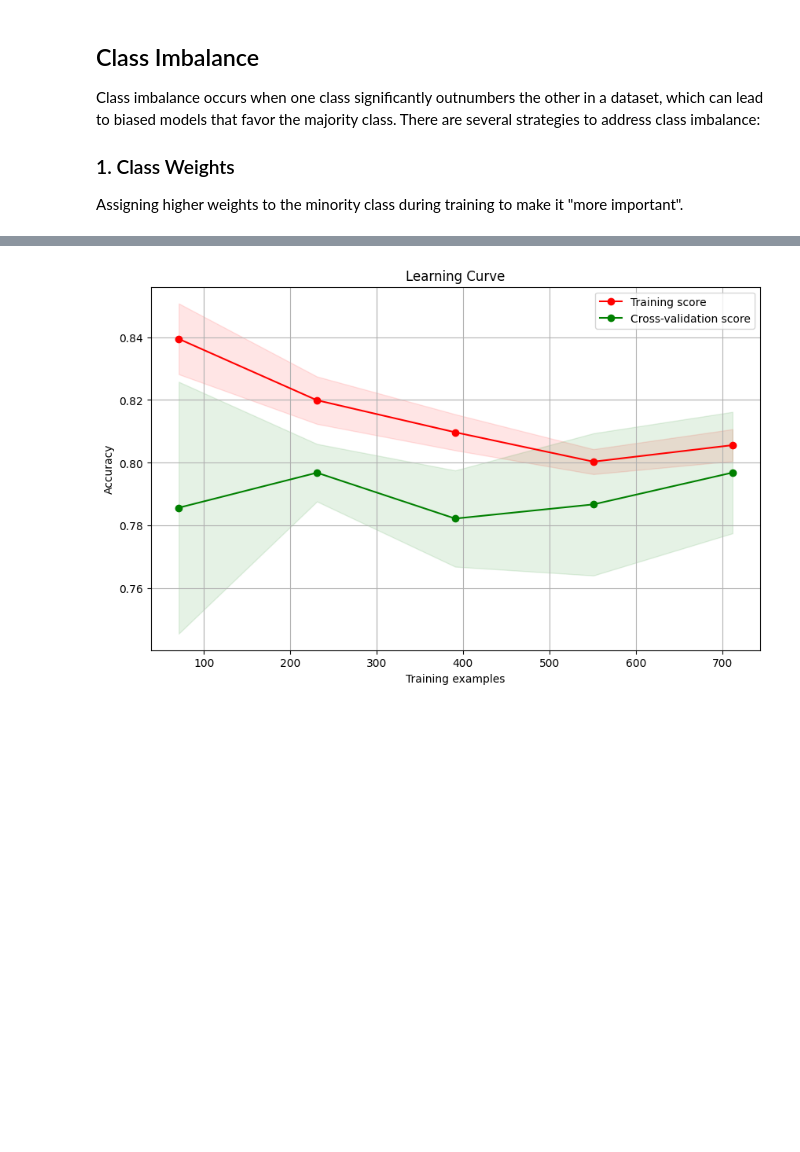
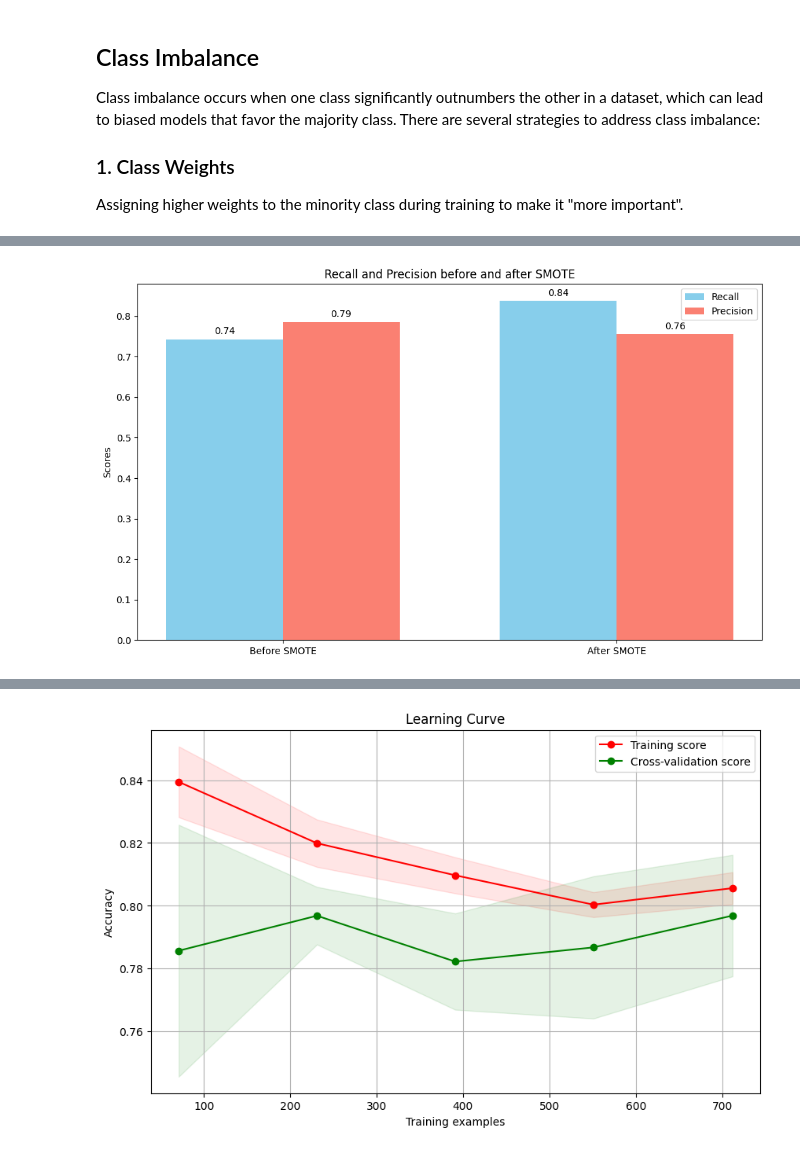
Before and after one commit to MAL-TO/Workshop-ML, a Jupyter notebook: lab2.ipynb, the cells around one changed output, grey strips where cells are left out. Cells and saved outputs as stored; diff of their text form; code cells hidden in the pictures; blank space fills up the shorter version.

```diff
--- a/lab2.ipynb
+++ b/lab2.ipynb
@@ -729,0 +796,32 @@ LogisticRegression(random_state=42)
+# %%
+# Data for plotting
+labels = ['Before SMOTE', 'After SMOTE']
+recall_scores = [recall_score(y_test, y_pred), recall_score(y_test, y_pred_resampled)]
+precision_scores = [precision_score(y_test, y_pred), precision_score(y_test, y_pred_resampled)]
+x = np.arange(len(labels))  # the label locations
+width = 0.35  # the width of the bars
+# Create bar plots
+fig, ax = plt.subplots(figsize=(10, 6))
+rects1 = ax.bar(x - width/2, recall_scores, width, label='Recall', color='skyblue')
+rects2 = ax.bar(x + width/2, precision_scores, width, label='Precision', color='salmon')
+# Add some text for labels, title and custom x-axis tick labels, etc.
+ax.set_ylabel('Scores')
+ax.set_title('Recall and Precision before and after SMOTE')
+ax.set_xticks(x)
+ax.set_xticklabels(labels)
+ax.legend()
+# Function to add value labels on top of the bars
+def add_value_labels(bars):
+    for bar in bars:
+        height = bar.get_height()
+        ax.annotate(f'{height:.2f}',
+                    xy=(bar.get_x() + bar.get_width() / 2, height),
+                    xytext=(0, 3),  # 3 points vertical offset
+                    textcoords="offset points",
+                    ha='center', va='bottom')
+add_value_labels(rects1)
+add_value_labels(rects2)
+plt.tight_layout()
+plt.show()
+# %% [output]
+[figure, added]
```
Also changed, not shown: parts of 7 cells of this notebook.
